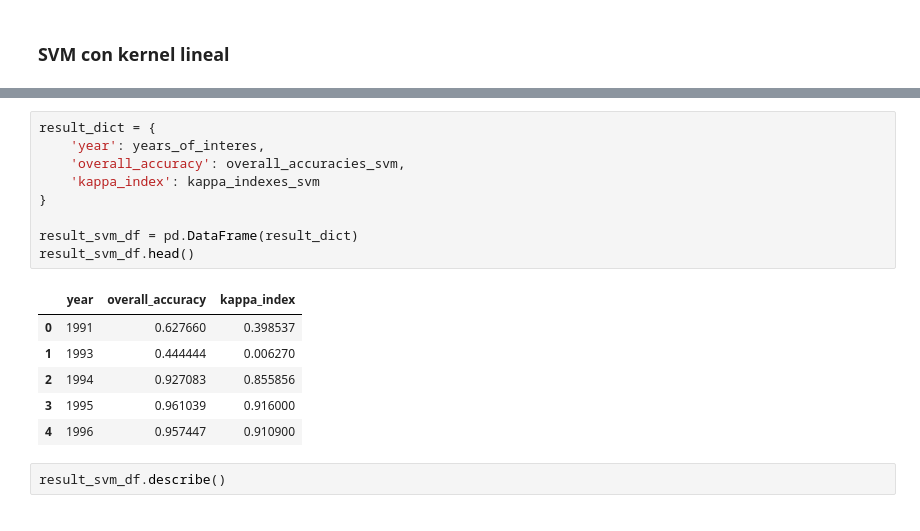
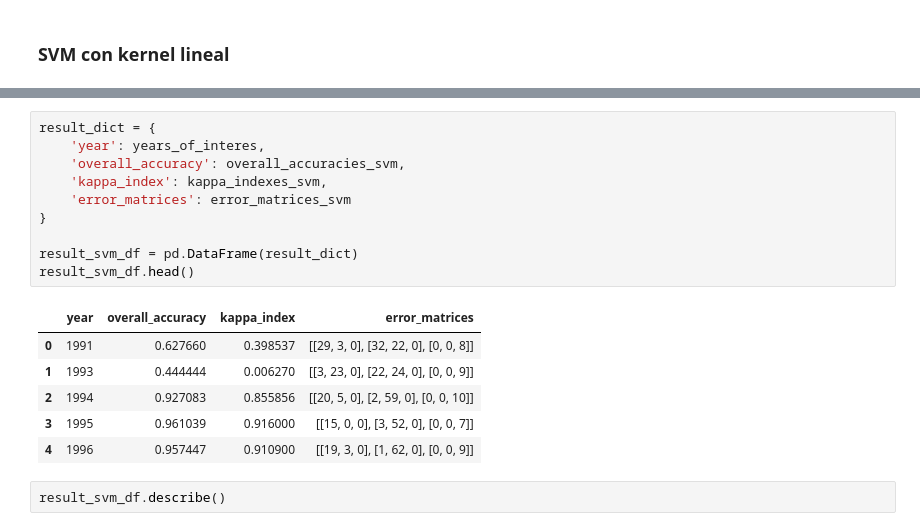
Before and after one commit to CesarRosales16/urban-sprawl-sv, a Jupyter notebook: Expansion_Urbana_AMSS.ipynb, the cells around one changed output, grey strips where cells are left out. Cells and saved outputs as stored; diff of their text form.

```diff
--- a/Expansion_Urbana_AMSS.ipynb
+++ b/Expansion_Urbana_AMSS.ipynb
@@ -500,19 +502,20 @@ Classifying image 30 ...
 # %%
 result_dict = {
     'year': years_of_interes,
     'overall_accuracy': overall_accuracies_svm,
-    'kappa_index': kappa_indexes_svm
+    'kappa_index': kappa_indexes_svm,
+    'error_matrices': error_matrices_svm
 }
 
 result_svm_df = pd.DataFrame(result_dict)
 result_svm_df.head()
 # %% [output]
-|  | year | overall_accuracy | kappa_index |
-| 0 | 1991 | 0.627660 | 0.398537 |
-| 1 | 1993 | 0.444444 | 0.006270 |
-| 2 | 1994 | 0.927083 | 0.855856 |
-| 3 | 1995 | 0.961039 | 0.916000 |
-| 4 | 1996 | 0.957447 | 0.910900 |
+|  | year | overall_accuracy | kappa_index | error_matrices |
+| 0 | 1991 | 0.627660 | 0.398537 | [[29, 3, 0], [32, 22, 0], [0, 0, 8]] |
+| 1 | 1993 | 0.444444 | 0.006270 | [[3, 23, 0], [22, 24, 0], [0, 0, 9]] |
+| 2 | 1994 | 0.927083 | 0.855856 | [[20, 5, 0], [2, 59, 0], [0, 0, 10]] |
+| 3 | 1995 | 0.961039 | 0.916000 | [[15, 0, 0], [3, 52, 0], [0, 0, 7]] |
+| 4 | 1996 | 0.957447 | 0.910900 | [[19, 3, 0], [1, 62, 0], [0, 0, 9]] |
 # %%
 result_svm_df.describe()
 # %% [output]
```
Also changed, not shown: parts of 9 cells of this notebook.
